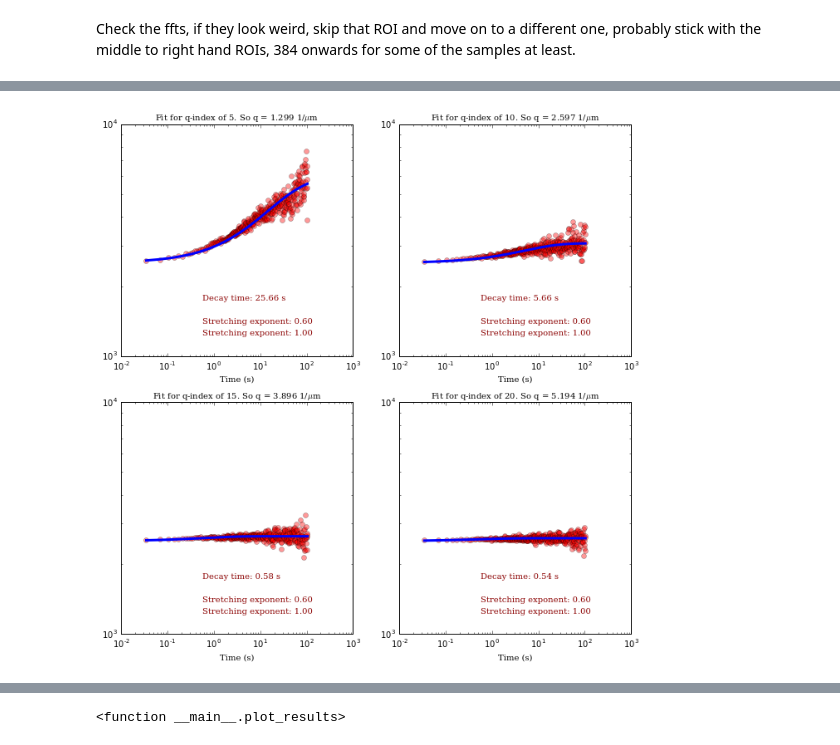
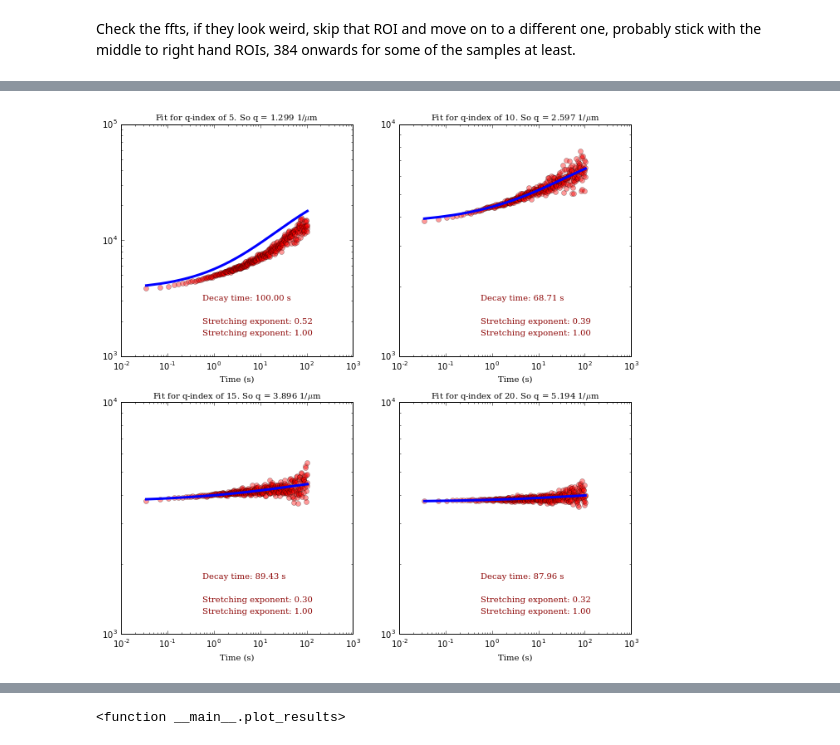
Before and after one commit to rmcgorty/Differential-Dynamic-Microscopy---Python, a Jupyter notebook: DDM analysis for DNA samples.ipynb, the cells around one changed output, grey strips where cells are left out. Cells and saved outputs as stored; diff of their text form; code cells hidden in the pictures.

```diff
--- a/DDM analysis for DNA samples.ipynb
+++ b/DDM analysis for DNA samples.ipynb
@@ -53,8 +53,8 @@ Check the ffts, if they look weird, skip that ROI and move on to a different one
 %matplotlib inline
 mpld3.enable_notebook()
 # Change the directory or data file and change the condition number so the average ROI list can be iterated over
-ss = 3 #changes the video
-c = 0 #changes the ROI
+ss = 6 #changes the video
+c = 7 #changes the ROI
 
 data_dir = "Z:\\Devynn_Summer2018\\Data\\2018-07-11_DNA\\2018-07-11_videos\\Actin\\"
 #"Z:\\Devynn_Summer2018\\Data\\2018-06-07_DNA\\videos\\"
@@ -78,7 +78,7 @@ mpld3.enable_notebook()
 q = np.arange(0,imDimension/2)*2*np.pi*(1./(imDimension*px))
 times = dts/framerate
 q_index = 50
-backg = 2520
+backg = 3720
 #We try to use the function `returnReasonableParams` to find reasonable initial guesses for the fitting function
 
 pars,minp,maxp,lmin,lmax,fix = ddm.returnReasonableParams(d=ravs[:,q_index],bg=backg, double=False, fps=framerate)
@@ -102,14 +102,14 @@ def two_rounds_fitting(data, times):
     #Paramters:
     # Amplitude-0, TimeConst-1, Background-2, Alpha (strtching exp), (... same for second exp..))
 
-    minp[3]=0.4
-    maxp[3]=0.7
+    minp[3]=0.3
+    maxp[3]=0.8
     maxp[2]=7000
     minp[2]=100
     pars[3]=0.6
     maxp[1] = 100
     maxp[5] = 100
-    fix[3]=True
+    fix[3]=False
     fix[2]=True
     minp[6] = 0.5
     maxp[6]=1.0
@@ -137,34 +137,34 @@ def two_rounds_fitting(data, times):
 
     #Now use the Levenberg-Marquardt function. It returns the optimized paramters (fitparamsB), the
     #  best fit (theoryB), any error codes, and the chi-squared value (the sum of squares of the error)
     fitparamsB, theoryB, errCodeB, chi2B = ddm.newFit(data,times,newPars,minp,maxp,lmin,lmax,fix,
                                                       logfit=False,quiet=True,factor=0.8)
 
     return fitparamsB, theoryB, chi2B
 
 plt.figure(figsize=(11,11)) #Create figure of size 15x15 (inches)
 
 q_index = 10
 #Loop over four different q-values to do the fit
 for i,q_index in enumerate([5,10,15,20]):
     fitparamsB, theoryB, chi2B = two_rounds_fitting(ravs[:,q_index], times)
     ax = plt.subplot(2,2,i+1) #creating 4 subplots in a 2x2 grid
     ax.loglog(times,ravs[:,q_index],'ro',alpha=0.4)
     ax.plot(times, theoryB, '-b',lw=3)
     ax.text(0.35,0.25,'Decay time: %.2f s' % fitparamsB[1],
             fontdict=font_plt,horizontalalignment='left',
             verticalalignment='center', transform=ax.transAxes)
     ax.text(0.35,0.15,'Stretching exponent: %.2f' % fitparamsB[3],
             fontdict=font_plt,horizontalalignment='left',
             verticalalignment='center', transform=ax.transAxes)
     ax.text(0.35,0.10,'Stretching exponent: %.2f' % fitparamsB[6],
             fontdict=font_plt,horizontalalignment='left',
             verticalalignment='center', transform=ax.transAxes)
     ax.set_xlabel("Time (s)", fontdict=font_plt_ax)
     ax.set_title("Fit for q-index of %i. So q = %.3f 1/$\mu$m" % (q_index, q[q_index]), fontdict=font_plt_ax)
     #ax.set_ylim(2.5e3,4.5e3)
 # %% [output]
-[figure, old version]
+[figure, new version]
 # %%
 #Now, we'll do that fit for *all* q-values
 
```
Also changed, not shown: parts of 2 cells of this notebook, 1 other file.
